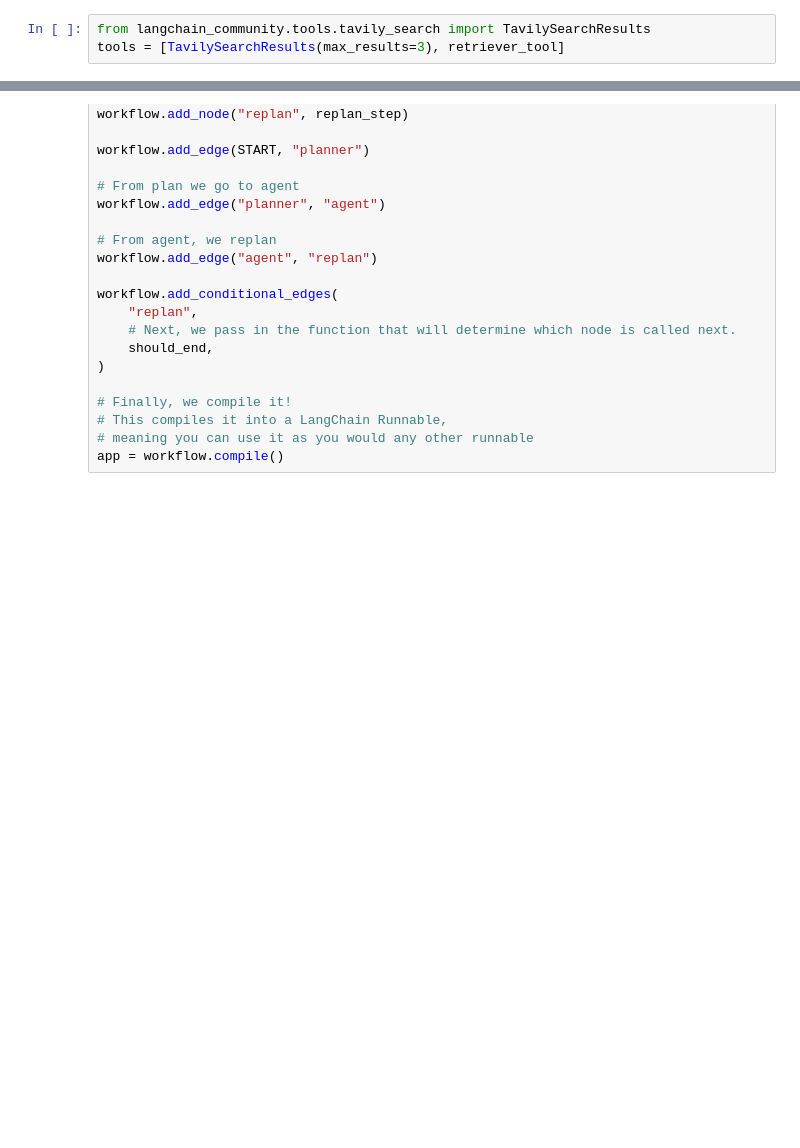
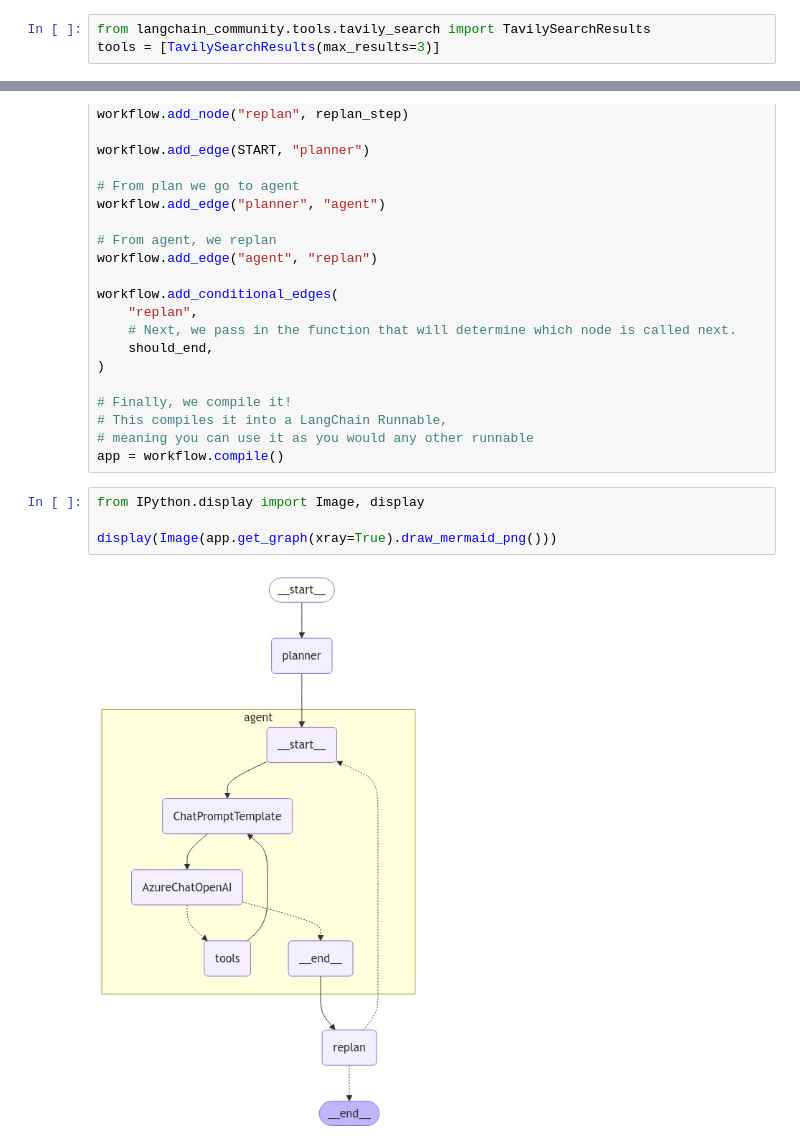
Before and after one commit to jimmyshah83/contoso-langchain-copilot-demo, a Jupyter notebook: agenti-ai/plan-and-execute.ipynb, the cells around one changed output, grey strips where cells are left out. Cells and saved outputs as stored; diff of their text form; blank space fills up the shorter version.

```diff
--- a/agenti-ai/plan-and-execute.ipynb
+++ b/agenti-ai/plan-and-execute.ipynb
@@ -35,6 +37,6 @@ load_dotenv()
 # %%
 from langchain_community.tools.tavily_search import TavilySearchResults
-tools = [TavilySearchResults(max_results=3), retriever_tool]
+tools = [TavilySearchResults(max_results=3)]
 # %% [markdown]
 
 ### Define Execution Agents
@@ -227,6 +256,12 @@ workflow.add_conditional_edges(
 # This compiles it into a LangChain Runnable,
 # meaning you can use it as you would any other runnable
 app = workflow.compile()
+# %%
+from IPython.display import Image, display
+
+display(Image(app.get_graph(xray=True).draw_mermaid_png()))
+# %% [output]
+[figure, added]
 # %%
 config = {"recursion_limit": 50}
 inputs = {"input": "what is the hometown of the mens 2024 Australia open winner?"}
```
Also changed, not shown: parts of 6 cells of this notebook.
